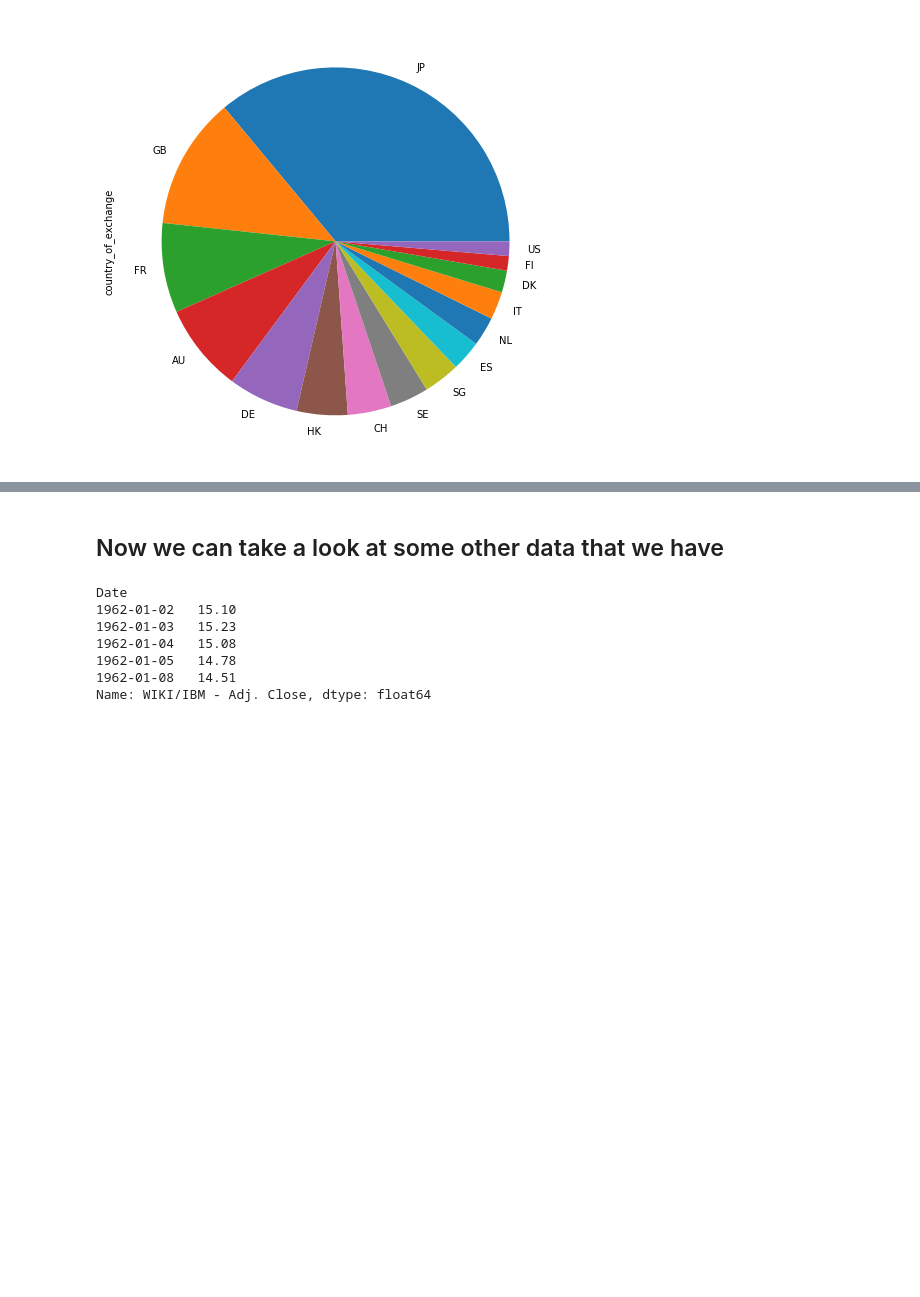
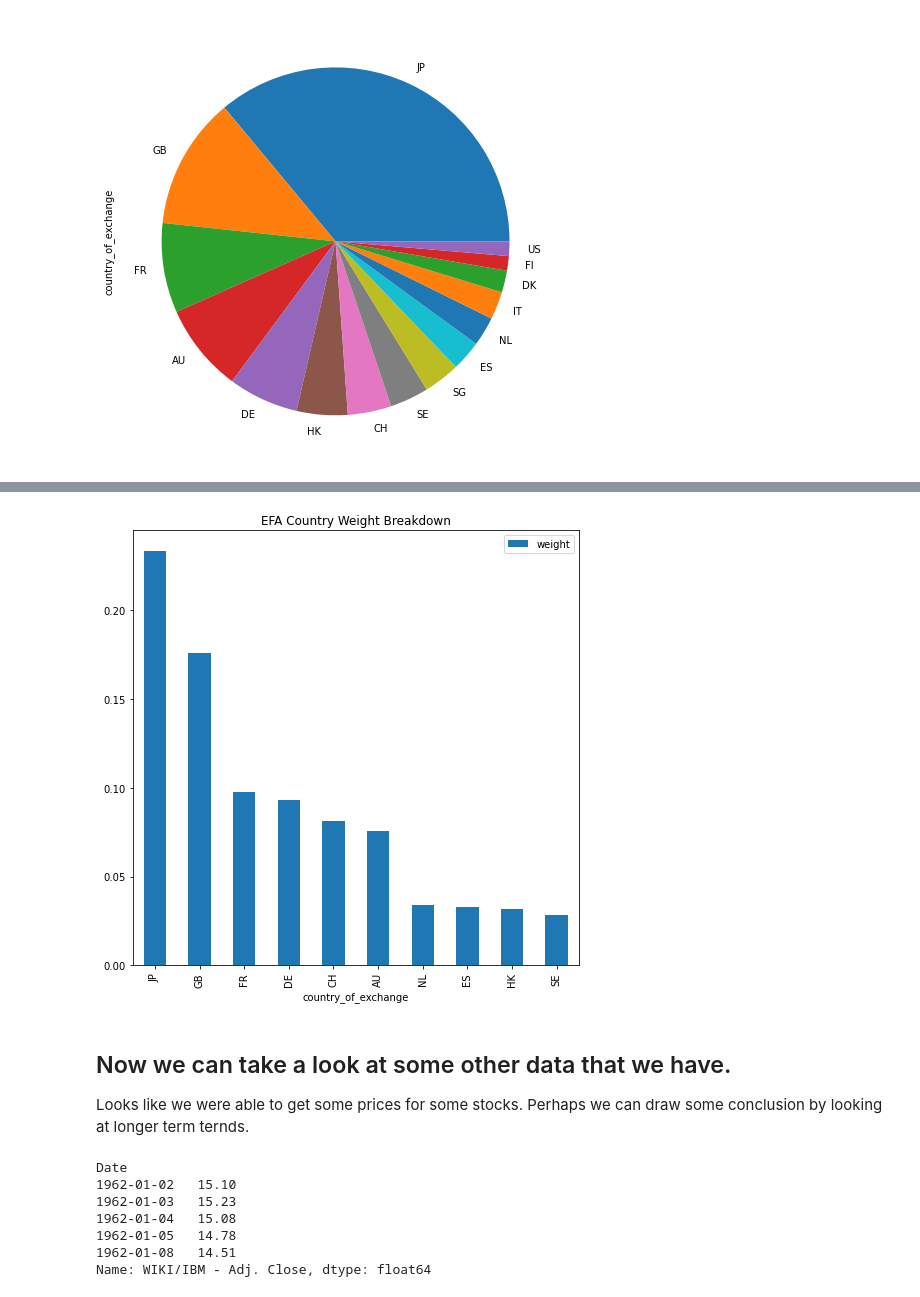
Before and after one commit to petepetersen423/p1-tellaporte, a Jupyter notebook: ETF.ipynb, the cells around one changed output, grey strips where cells are left out. Cells and saved outputs as stored; diff of their text form; code cells hidden in the pictures; blank space fills up the shorter version.

```diff
--- a/ETF.ipynb
+++ b/ETF.ipynb
@@ -219,5 +236,16 @@ efa['country_of_exchange'].value_counts(normalize=True)[0:15].plot.pie(figsize=(
+# %%
+
+efa_sum_by_exchange = efa.groupby(['country_of_exchange'])['weight'].sum().reset_index()
+
+efa_sum_by_exchange.sort_values('weight', ascending=False,)[0:10].plot.bar(figsize=(8,8),
+                    y = 'weight', x = 'country_of_exchange',
+                    title = 'EFA Country Weight Breakdown');
+# %% [output]
+[figure, added]
 # %% [markdown]
-## Now we can take a look at some other data that we have
+## Now we can take a look at some other data that we have.
+
+Looks like we were able to get some prices for some stocks.  Perhaps we can draw some conclusion by looking at longer term ternds.
 # %%
 prices_df['WIKI/IBM - Adj. Close'].head(5)
 # %% [output]
```
Also changed, not shown: parts of 9 cells of this notebook.
